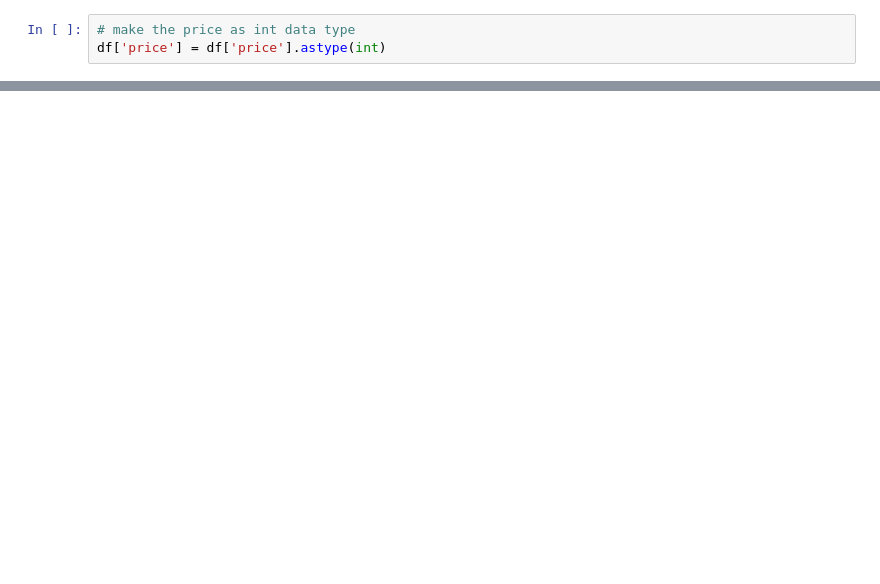
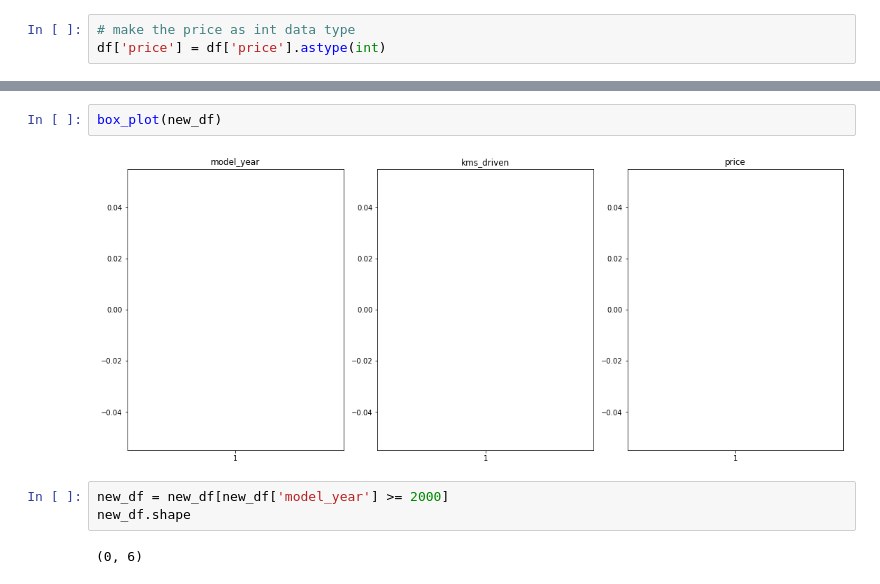
Before and after one commit to ropali/used_bike_price_prediction, a Jupyter notebook: notebooks/03-feature-eng.ipynb, the cells around one changed output, grey strips where cells are left out. Drawn from its saved outputs; the diff is of its cells as text; blank space fills up the shorter version.

```diff
--- a/notebooks/03-feature-eng.ipynb
+++ b/notebooks/03-feature-eng.ipynb
@@ -211,0 +247,9 @@ memory usage: 258.1+ KB
+# %%
+box_plot(new_df)
+# %% [output]
+[figure, added]
+# %%
+new_df = new_df[new_df['model_year'] >= 2000]
+new_df.shape
+# %% [output]
+(0, 6)
```
Also changed, not shown: parts of 19 cells of this notebook, 3 other files.
